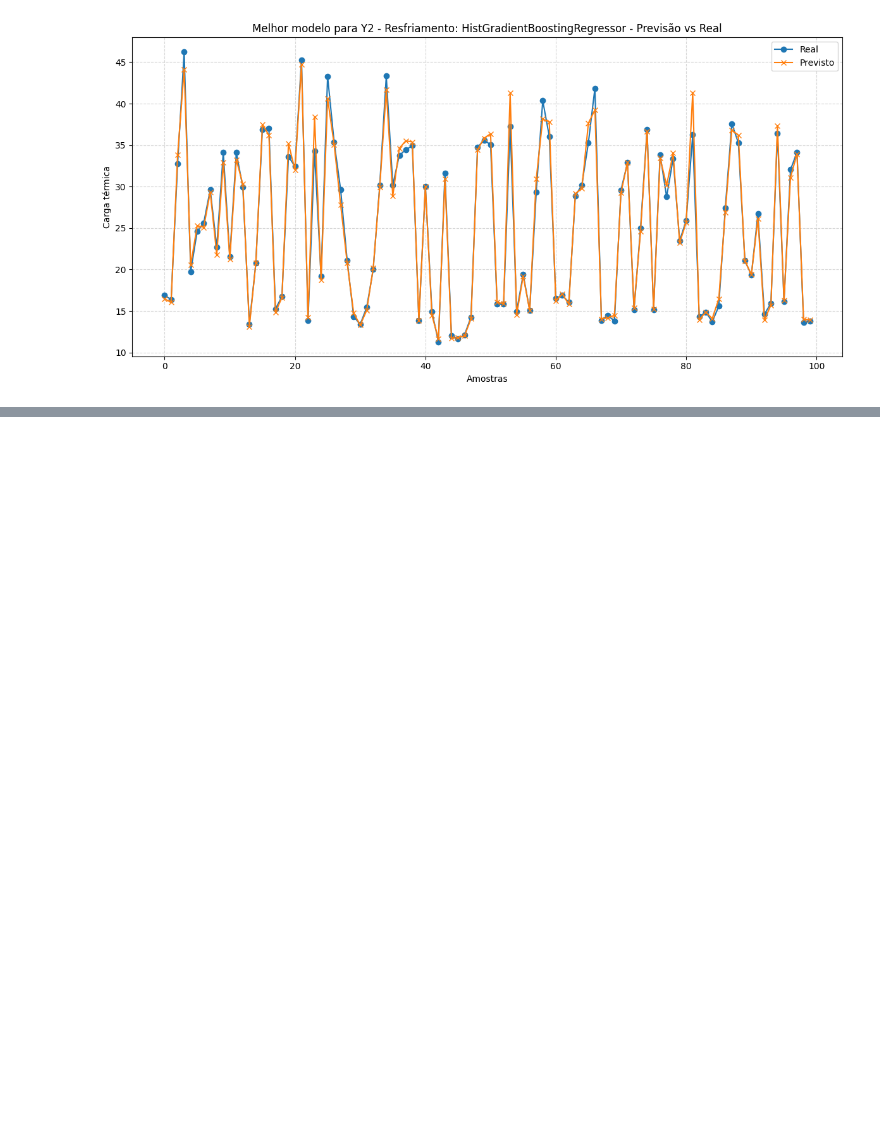
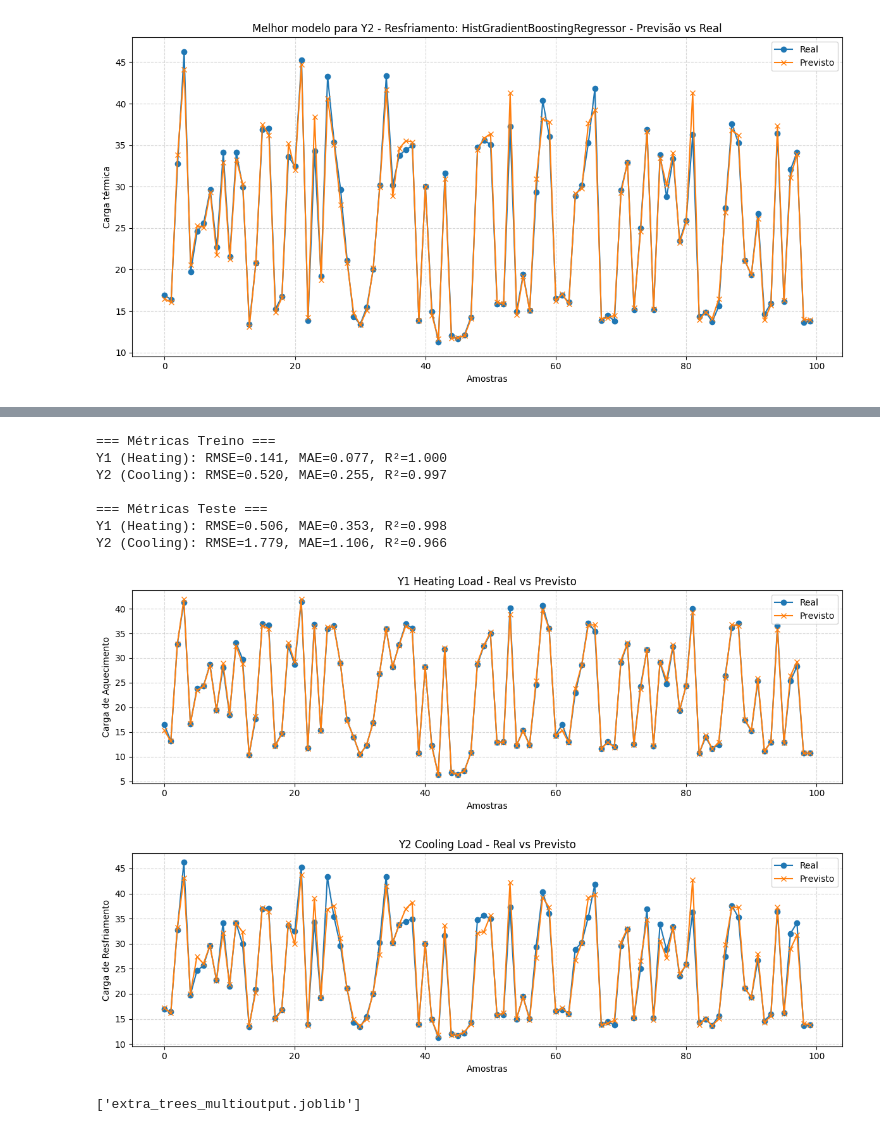
Before and after one commit to gustavo-qs/case-regressao, a Jupyter notebook: AT2 - Modelagem/AT2_Modelagem_e_avaliação_de_algoritmos.ipynb, the cells around one changed output, grey strips where cells are left out. Drawn from its saved outputs; the diff is of its cells as text; code cells hidden in the pictures; blank space fills up the shorter version.

```diff
--- a/AT2 - Modelagem/AT2_Modelagem_e_avaliação_de_algoritmos.ipynb
+++ b/AT2 - Modelagem/AT2_Modelagem_e_avaliação_de_algoritmos.ipynb
@@ -412,0 +523,77 @@ plot_best(results_df_y2, best_models_y2, X_test_y2, y_test_y2, nome_target="Y2 -
+# %%
+categorical_cols = X_train.select_dtypes(include=['object', 'category']).columns.tolist()
+numerical_cols   = X_train.select_dtypes(include=[np.number]).columns.tolist()
+
+preprocessor = ColumnTransformer([
+    ('num', StandardScaler(), numerical_cols),
+    ('cat', OneHotEncoder(handle_unknown='ignore'), categorical_cols)
+])
+
+# Definir modelo ExtraTrees nativo multi-output
+et_native = ExtraTreesRegressor(
+    n_estimators=100,
+    max_depth=10,
+    random_state=42,
+    n_jobs=-1
+)
+
+# Pipeline completo
+pipe_et_native = Pipeline([
+    ('preprocessor', preprocessor),
+    ('regressor', et_native)
+])
+
+# Treino
+pipe_et_native.fit(X_train, y_train)
+
+# Previsão
+y_pred_test = pipe_et_native.predict(X_test)
+
+print("=== Métricas Treino ===")
+print(f"Y1 (Heating): RMSE={rmse_train[0]:.3f}, MAE={mae_train[0]:.3f}, R²={r2_train[0]:.3f}")
+print(f"Y2 (Cooling): RMSE={rmse_train[1]:.3f}, MAE={mae_train[1]:.3f}, R²={r2_train[1]:.3f}")
+
+print("\n=== Métricas Teste ===")
+print(f"Y1 (Heating): RMSE={rmse_test[0]:.3f}, MAE={mae_test[0]:.3f}, R²={r2_test[0]:.3f}")
+print(f"Y2 (Cooling): RMSE={rmse_test[1]:.3f}, MAE={mae_test[1]:.3f}, R²={r2_test[1]:.3f}")
+
+# Plot Y1 (Heating Load)
+plt.figure(figsize=(12, 4))
+plt.plot(y_test.values[:100, 0], label='Real', marker='o')
+plt.plot(y_pred_test[:100, 0], label='Previsto', marker='x')
+plt.title("Y1 Heating Load - Real vs Previsto")
+plt.xlabel("Amostras")
+plt.ylabel("Carga de Aquecimento")
+plt.legend()
+plt.grid(True, linestyle='--', alpha=0.5)
+plt.tight_layout()
+plt.show()
+
+# Plot Y2 (Cooling Load)
+plt.figure(figsize=(12, 4))
+plt.plot(y_test.values[:100, 1], label='Real', marker='o')
+plt.plot(y_pred_test[:100, 1], label='Previsto', marker='x')
+plt.title("Y2 Cooling Load - Real vs Previsto")
+plt.xlabel("Amostras")
+plt.ylabel("Carga de Resfriamento")
+plt.legend()
+plt.grid(True, linestyle='--', alpha=0.5)
+plt.tight_layout()
+plt.show()
+# %% [output]
+=== Métricas Treino ===
+Y1 (Heating): RMSE=0.141, MAE=0.077, R²=1.000
+Y2 (Cooling): RMSE=0.520, MAE=0.255, R²=0.997
+
+=== Métricas Teste ===
+Y1 (Heating): RMSE=0.506, MAE=0.353, R²=0.998
+Y2 (Cooling): RMSE=1.779, MAE=1.106, R²=0.966
+[figure, added]
+[figure, added]
+# %%
+import joblib
+
+# Salvar o modelo em disco
+joblib.dump(best_model, 'extra_trees_multioutput.joblib')
+# %% [output]
+['extra_trees_multioutput.joblib']
```
Also changed, not shown: parts of 11 cells of this notebook, 2 other files.
